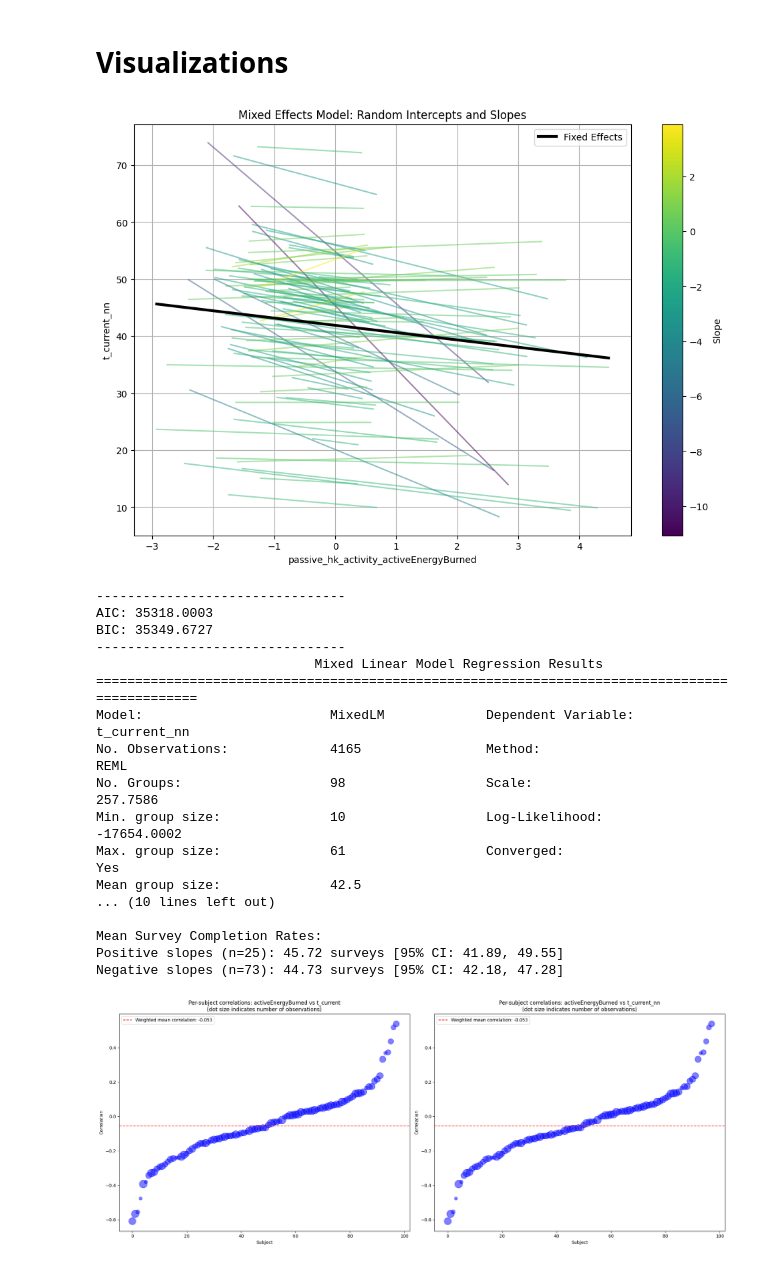
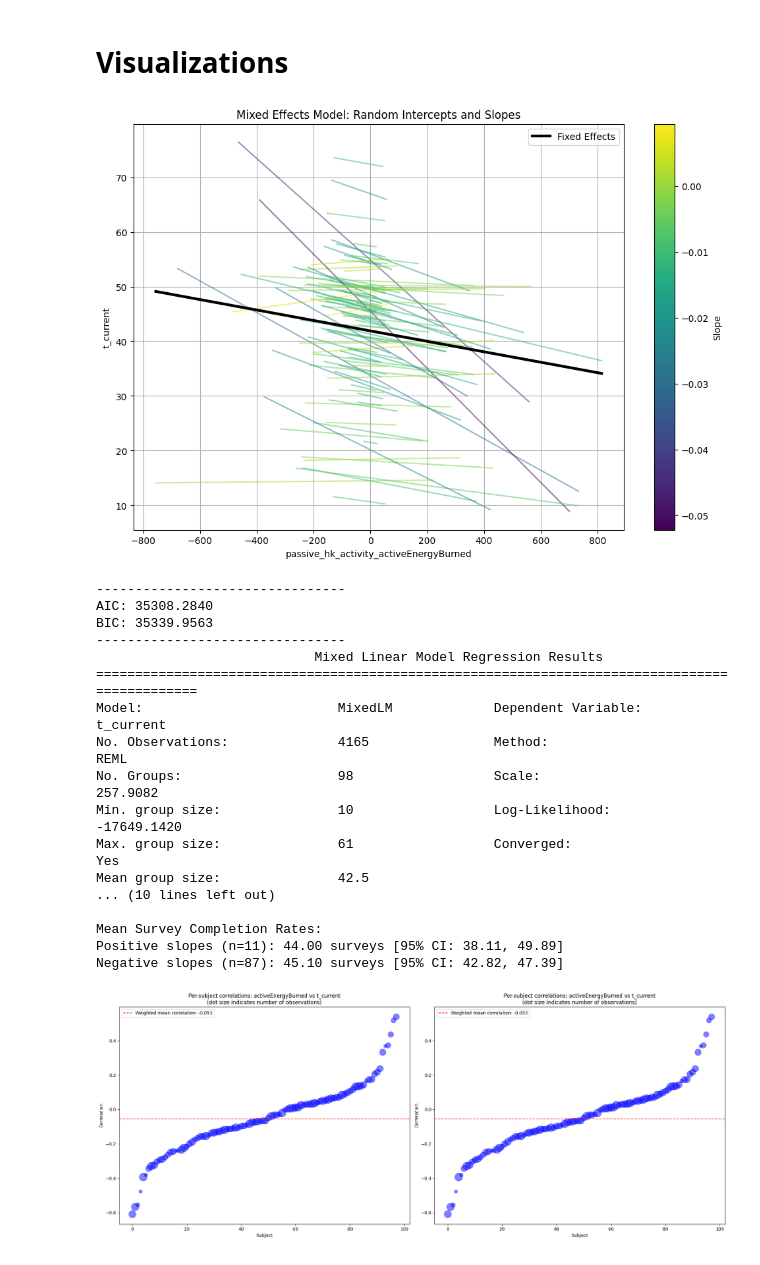
Before and after one commit to danieljwilson/3_3_experience_sampling, a Jupyter notebook: 3_3_3_data_analysis/02_analysis/Models/04_mixed_effects.ipynb, the cells around one changed output. Drawn from its saved outputs; the diff is of its cells as text; code cells hidden in the pictures.

```diff
--- a/3_3_3_data_analysis/02_analysis/Models/04_mixed_effects.ipynb
+++ b/3_3_3_data_analysis/02_analysis/Models/04_mixed_effects.ipynb
@@ -327,26 +329,26 @@ def fit_single_variable_mlm(data, predictor, target='t_current', random_intercep
 
     # return None, None, None
 # %%
-fit_single_variable_mlm(train_data, 'passive_hk_activity_activeEnergyBurned', target='t_current_nn', random_intercepts=True)
+fit_single_variable_mlm(train_data, 'passive_hk_activity_activeEnergyBurned', target='t_current', random_intercepts=True)
 # %% [output]
-[figure, old version]
+[figure, new version]
 --------------------------------
-AIC: 35318.0003
-BIC: 35349.6727
+AIC: 35308.2840
+BIC: 35339.9563
 --------------------------------
                             Mixed Linear Model Regression Results
 ==============================================================================================
-Model:                        MixedLM             Dependent Variable:             t_current_nn
-No. Observations:             4165                Method:                         REML
-No. Groups:                   98                  Scale:                          257.7586
-Min. group size:              10                  Log-Likelihood:                 -17654.0002
-Max. group size:              61                  Converged:                      Yes
-Mean group size:              42.5
+Model:                         MixedLM             Dependent Variable:             t_current
+No. Observations:              4165                Method:                         REML
+No. Groups:                    98                  Scale:                          257.9082
+Min. group size:               10                  Log-Likelihood:                 -17649.1420
+Max. group size:               61                  Converged:                      Yes
+Mean group size:               42.5
 ... (10 lines left out)
 
 Mean Survey Completion Rates:
-Positive slopes (n=25): 45.72 surveys [95% CI: 41.89, 49.55]
-Negative slopes (n=73): 44.73 surveys [95% CI: 42.18, 47.28]
+Positive slopes (n=11): 44.00 surveys [95% CI: 38.11, 49.89]
+Negative slopes (n=87): 45.10 surveys [95% CI: 42.82, 47.39]
 # %%
 # Calculate per-subject correlations and observation counts
 
```
Also changed, not shown: parts of 21 cells of this notebook.
